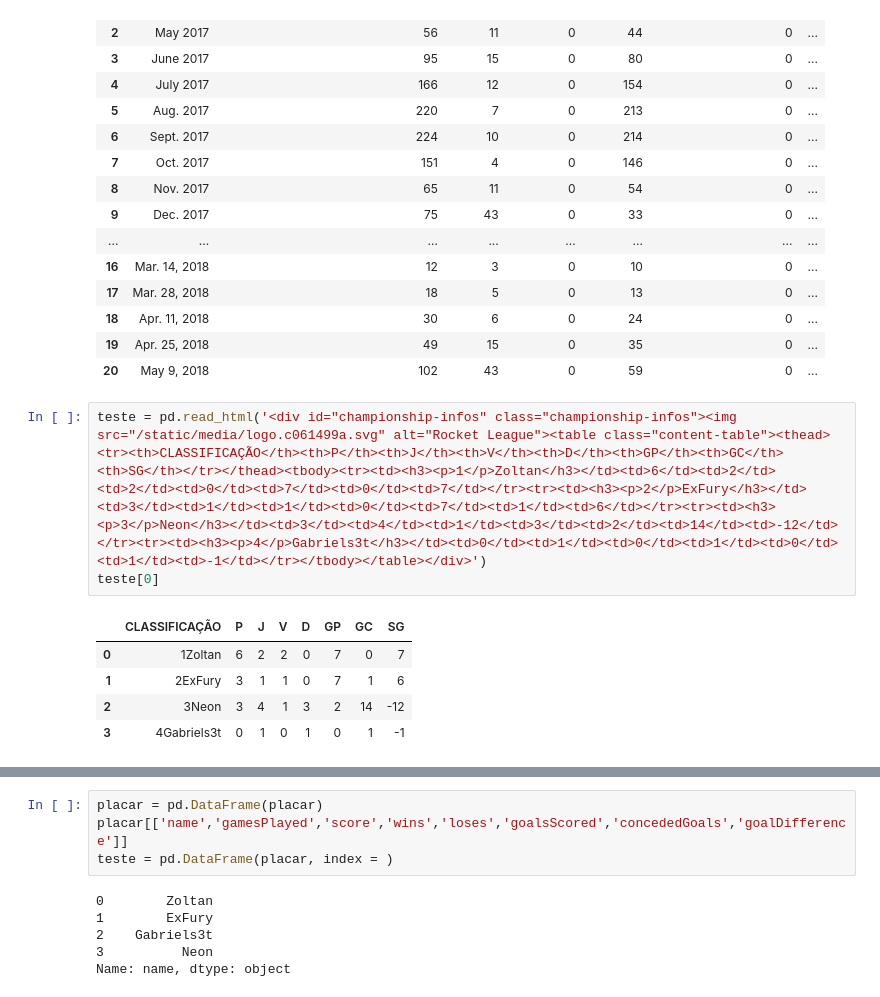
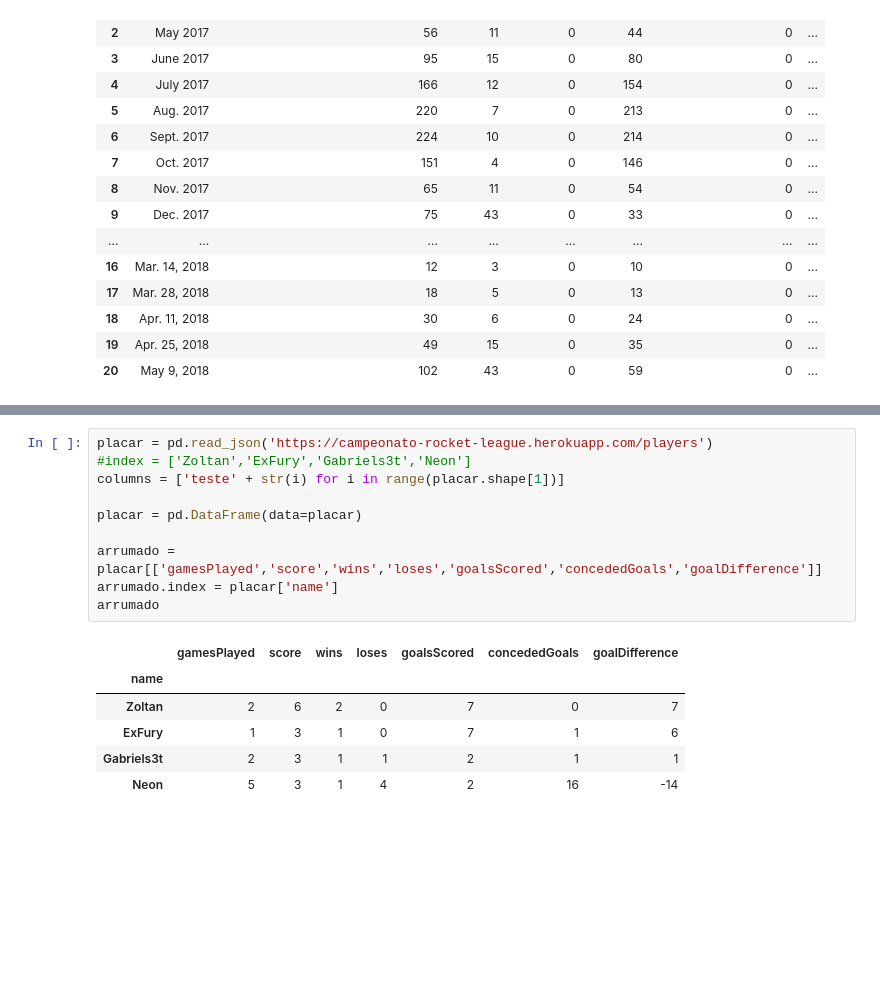
Before and after one commit to gabriels3t/PythonParaCienciaDeDados-Modulo2-, a Jupyter notebook: tratando e analisando/extras/importando_dados.ipynb, the cells around one changed output, grey strips where cells are left out. Cells and saved outputs as stored; diff of their text form; blank space fills up the shorter version.

```diff
--- a/tratando e analisando/extras/importando_dados.ipynb
+++ b/tratando e analisando/extras/importando_dados.ipynb
@@ -149,15 +159,6 @@ df_hmtl2[2]
 | 18 | Apr. 11, 2018 | 30 | 6 | 0 | 24 | 0 | ... |
 | 19 | Apr. 25, 2018 | 49 | 15 | 0 | 35 | 0 | ... |
 | 20 | May 9, 2018 | 102 | 43 | 0 | 59 | 0 | ... |
-# %%
-teste = pd.read_html('<div id="championship-infos" class="championship-infos"><img src="/static/media/logo.c061499a.svg" alt="Rocket League"><table class="content-table"><thead><tr><th>CLASSIFICAÇÃO</th><th>P</th><th>J</th><th>V</th><th>D</th><th>GP</th><th>GC</th><th>SG</th></tr></thead><tbody><tr><td><h3><p>1</p>Zoltan</h3></td><td>6</td><td>2</td><td>2</td><td>0</td><td>7</td><td>0</td><td>7</td></tr><tr><td><h3><p>2</p>ExFury</h3></td><td>3</td><td>1</td><td>1</td><td>0</td><td>7</td><td>1</td><td>6</td></tr><tr><td><h3><p>3</p>Neon</h3></td><td>3</td><td>4</td><td>1</td><td>3</td><td>2</td><td>14</td><td>-12</td></tr><tr><td><h3><p>4</p>Gabriels3t</h3></td><td>0</td><td>1</td><td>0</td><td>1</td><td>0</td><td>1</td><td>-1</td></tr></tbody></table></div>')
-teste[0]
-# %% [output]
-|  | CLASSIFICAÇÃO | P | J | V | D | GP | GC | SG |
-| 0 | 1Zoltan | 6 | 2 | 2 | 0 | 7 | 0 | 7 |
-| 1 | 2ExFury | 3 | 1 | 1 | 0 | 7 | 1 | 6 |
-| 2 | 3Neon | 3 | 4 | 1 | 3 | 2 | 14 | -12 |
-| 3 | 4Gabriels3t | 0 | 1 | 0 | 1 | 0 | 1 | -1 |
 # %%
 placar = pd.read_json('https://campeonato-rocket-league.herokuapp.com/players')
 placar
@@ -167,13 +168,20 @@ placar
 | 1 | 3 | 1 | 0 | 7 | 1 | 6 | 1 | 5fbe8a8a6f83a600179714d4 | ExFury | ... |
 | 2 | 3 | 1 | 1 | 2 | 1 | 1 | 2 | 5fbe8a846f83a600179714d3 | Gabriels3t | ... |
 | 3 | 3 | 1 | 4 | 2 | 16 | -14 | 5 | 5fbe8a7b6f83a600179714d2 | Neon | ... |
-# %%
-placar = pd.DataFrame(placar)
-placar[['name','gamesPlayed','score','wins','loses','goalsScored','concededGoals','goalDifference']]
-teste = pd.DataFrame(placar, index = )
-# %% [output]
-0        Zoltan
-1        ExFury
-2    Gabriels3t
-3          Neon
-Name: name, dtype: object
+# %%
+placar = pd.read_json('https://campeonato-rocket-league.herokuapp.com/players')
+#index = ['Zoltan','ExFury','Gabriels3t','Neon']
+columns = ['teste' + str(i) for i in range(placar.shape[1])]
+
+placar = pd.DataFrame(data=placar)
+
+arrumado = placar[['gamesPlayed','score','wins','loses','goalsScored','concededGoals','goalDifference']]
+arrumado.index = placar['name']
+arrumado
+# %% [output]
+|  | gamesPlayed | score | wins | loses | goalsScored | concededGoals | goalDifference |
+| name |  |  |  |  |  |  |  |
+| Zoltan | 2 | 6 | 2 | 0 | 7 | 0 | 7 |
+| ExFury | 1 | 3 | 1 | 0 | 7 | 1 | 6 |
+| Gabriels3t | 2 | 3 | 1 | 1 | 2 | 1 | 1 |
+| Neon | 5 | 3 | 1 | 4 | 2 | 16 | -14 |
```
Also changed, not shown: parts of 1 cell of this notebook, 4 other files.
